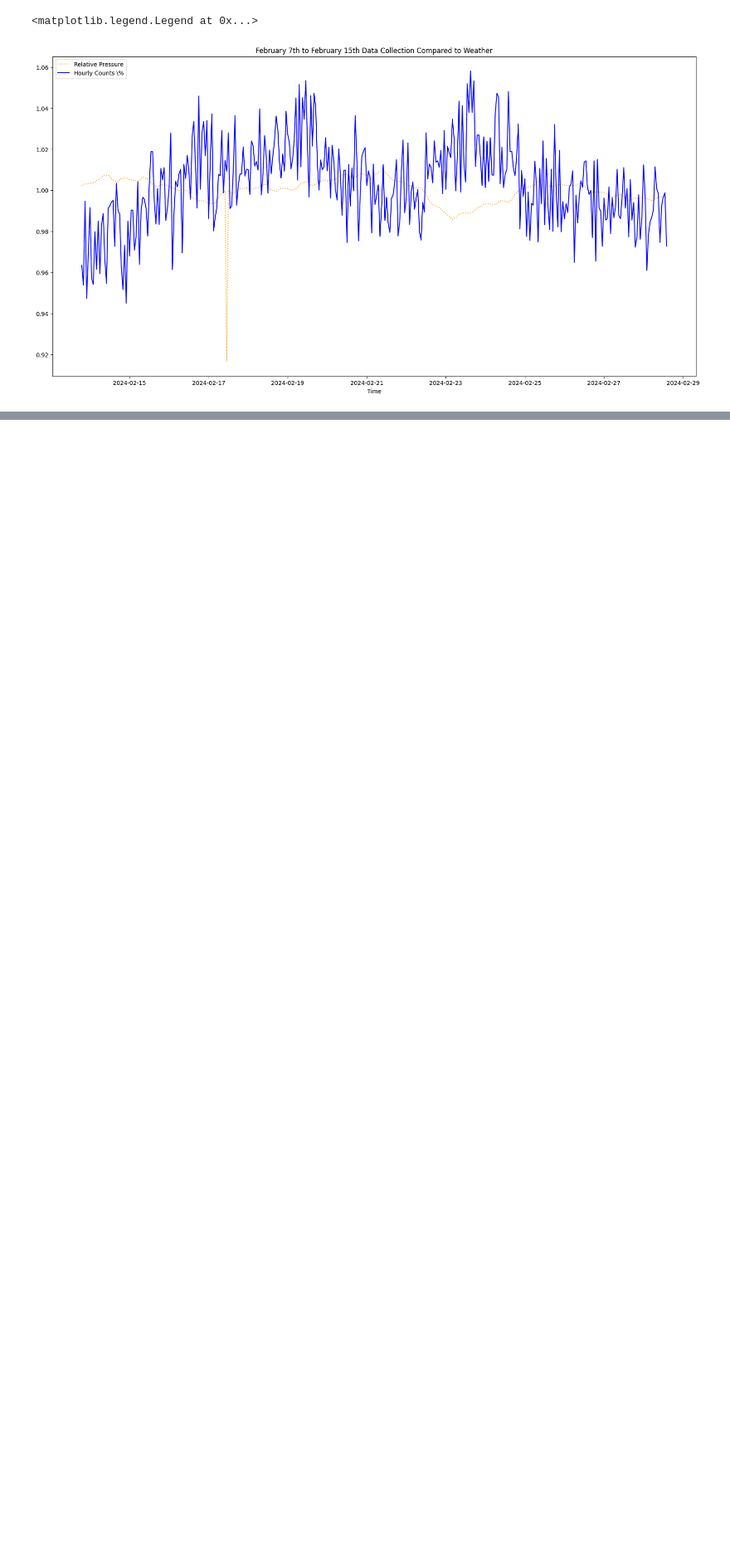
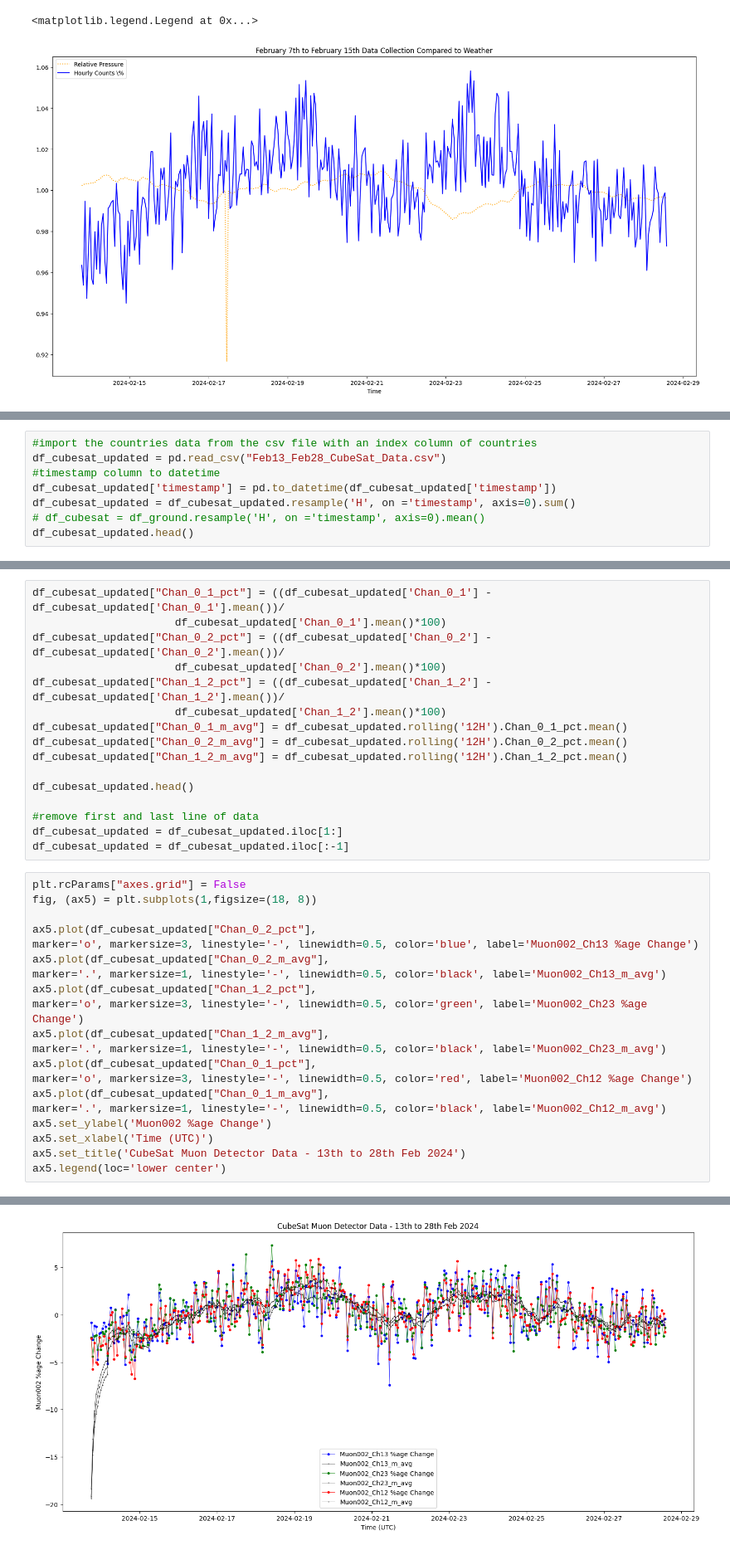
Before and after one commit to vpadgett1/cubesat_test_data, a Jupyter notebook: consistency_2024/Feb_2024_with_ground.ipynb, the cells around one changed output, grey strips where cells are left out. Shown at 83% size. Saved outputs shown, nothing was run; the diff lists cells and outputs as text; blank space fills up the shorter version.

```diff
--- a/consistency_2024/Feb_2024_with_ground.ipynb
+++ b/consistency_2024/Feb_2024_with_ground.ipynb
@@ -359,0 +398,8 @@ ax2.legend(['Relative Pressure', 'Hourly Counts (%)'], loc='upper left')
+# %%
+#import the countries data from the csv file with an index column of countries
+df_cubesat_updated = pd.read_csv("Feb13_Feb28_CubeSat_Data.csv")
+#timestamp column to datetime
+df_cubesat_updated['timestamp'] = pd.to_datetime(df_cubesat_updated['timestamp'])
+df_cubesat_updated = df_cubesat_updated.resample('H', on ='timestamp', axis=0).sum()
+# df_cubesat = df_ground.resample('H', on ='timestamp', axis=0).mean()
+df_cubesat_updated.head()
@@ -359,0 +414,37 @@ ax2.legend(['Relative Pressure', 'Hourly Counts (%)'], loc='upper left')
+# %%
+df_cubesat_updated["Chan_0_1_pct"] = ((df_cubesat_updated['Chan_0_1'] - df_cubesat_updated['Chan_0_1'].mean())/
+                      df_cubesat_updated['Chan_0_1'].mean()*100)
+df_cubesat_updated["Chan_0_2_pct"] = ((df_cubesat_updated['Chan_0_2'] - df_cubesat_updated['Chan_0_2'].mean())/
+                      df_cubesat_updated['Chan_0_2'].mean()*100)
+df_cubesat_updated["Chan_1_2_pct"] = ((df_cubesat_updated['Chan_1_2'] - df_cubesat_updated['Chan_1_2'].mean())/
+                      df_cubesat_updated['Chan_1_2'].mean()*100)
+df_cubesat_updated["Chan_0_1_m_avg"] = df_cubesat_updated.rolling('12H').Chan_0_1_pct.mean()
+df_cubesat_updated["Chan_0_2_m_avg"] = df_cubesat_updated.rolling('12H').Chan_0_2_pct.mean()
+df_cubesat_updated["Chan_1_2_m_avg"] = df_cubesat_updated.rolling('12H').Chan_1_2_pct.mean()
+
+df_cubesat_updated.head()
+
+#remove first and last line of data
+df_cubesat_updated = df_cubesat_updated.iloc[1:]
+df_cubesat_updated = df_cubesat_updated.iloc[:-1]
+# %%
+plt.rcParams["axes.grid"] = False
+fig, (ax5) = plt.subplots(1,figsize=(18, 8))
+
+ax5.plot(df_cubesat_updated["Chan_0_2_pct"],
+marker='o', markersize=3, linestyle='-', linewidth=0.5, color='blue', label='Muon002_Ch13 %age Change')
+ax5.plot(df_cubesat_updated["Chan_0_2_m_avg"],
+marker='.', markersize=1, linestyle='-', linewidth=0.5, color='black', label='Muon002_Ch13_m_avg')
+ax5.plot(df_cubesat_updated["Chan_1_2_pct"],
+marker='o', markersize=3, linestyle='-', linewidth=0.5, color='green', label='Muon002_Ch23 %age Change')
+ax5.plot(df_cubesat_updated["Chan_1_2_m_avg"],
+marker='.', markersize=1, linestyle='-', linewidth=0.5, color='black', label='Muon002_Ch23_m_avg')
+ax5.plot(df_cubesat_updated["Chan_0_1_pct"],
+marker='o', markersize=3, linestyle='-', linewidth=0.5, color='red', label='Muon002_Ch12 %age Change')
+ax5.plot(df_cubesat_updated["Chan_0_1_m_avg"],
+marker='.', markersize=1, linestyle='-', linewidth=0.5, color='black', label='Muon002_Ch12_m_avg')
+ax5.set_ylabel('Muon002 %age Change')
+ax5.set_xlabel('Time (UTC)')
+ax5.set_title('CubeSat Muon Detector Data - 13th to 28th Feb 2024')
+ax5.legend(loc='lower center')
+# %% [output]
@@ -359,0 +452 @@ ax2.legend(['Relative Pressure', 'Hourly Counts (%)'], loc='upper left')
+[figure, added]
```
Also changed, not shown: parts of 12 cells of this notebook, 6 other files.
